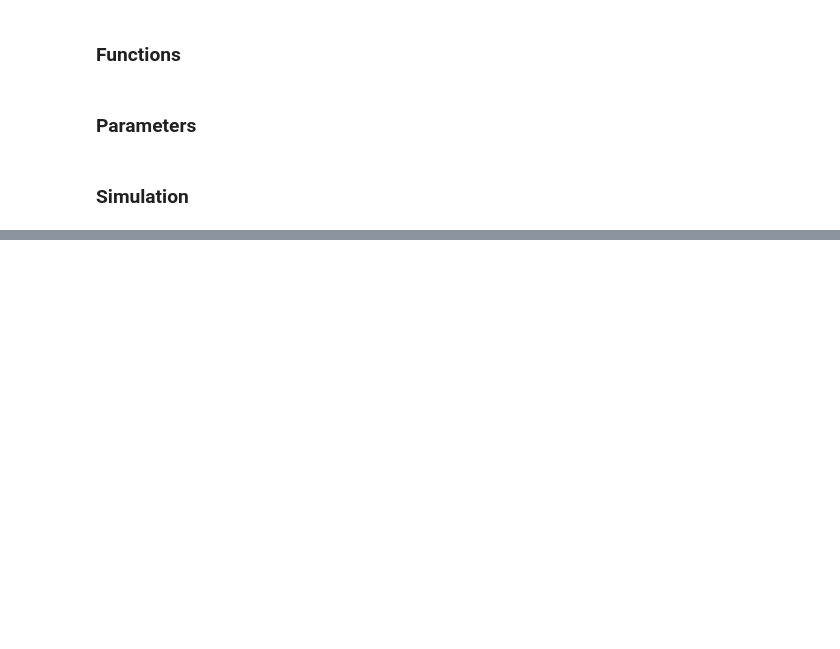
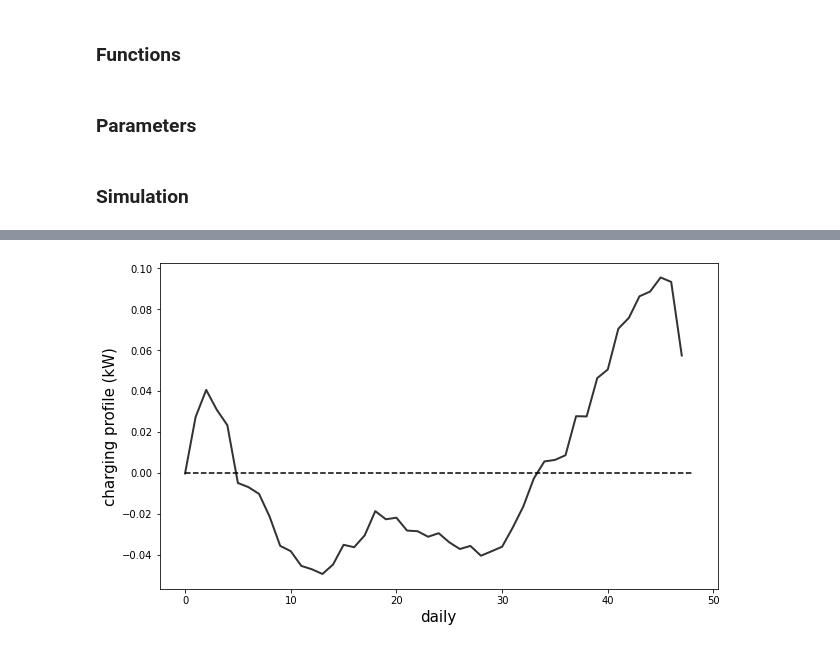
Before and after one commit to rossetl/GT-Smart-Grids, a Jupyter notebook: notebook3.ipynb, the cells around one changed output, grey strips where cells are left out. Cells and saved outputs as stored; diff of their text form; code cells hidden in the pictures; blank space fills up the shorter version.

```diff
--- a/notebook3.ipynb
+++ b/notebook3.ipynb
@@ -194,3 +210,11 @@ fig.suptitle('Average Storage Profile', size=15);
+# %%
+plt.figure(figsize=(10,6))
+plt.xlabel('daily', size=15)
+plt.ylabel('charging profile (kW)', size=15)
+plt.hlines(xmin=0, xmax=48, y=0., ls='dashed', color='black')
+plt.plot(b_history[-1], lw=2, c='black', alpha=0.8);
+# %% [output]
+[figure, added]
 # %%
 fig, ax = plt.subplots(subplot_kw={"projection": "3d"}, figsize=(20,8))
 X = np.arange(1, T+1, 1)
```
Also changed, not shown: parts of 6 cells of this notebook.
